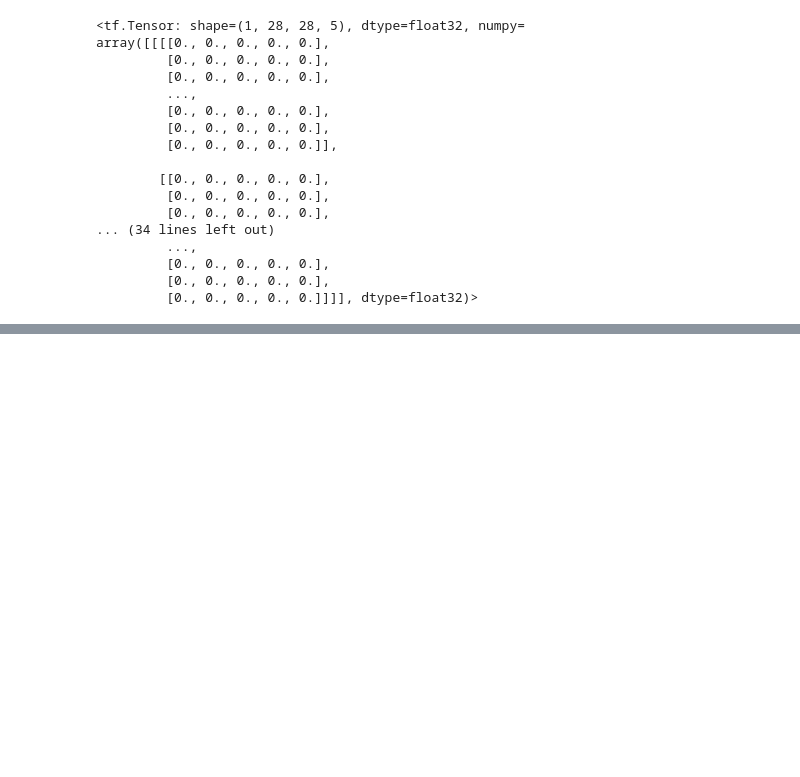
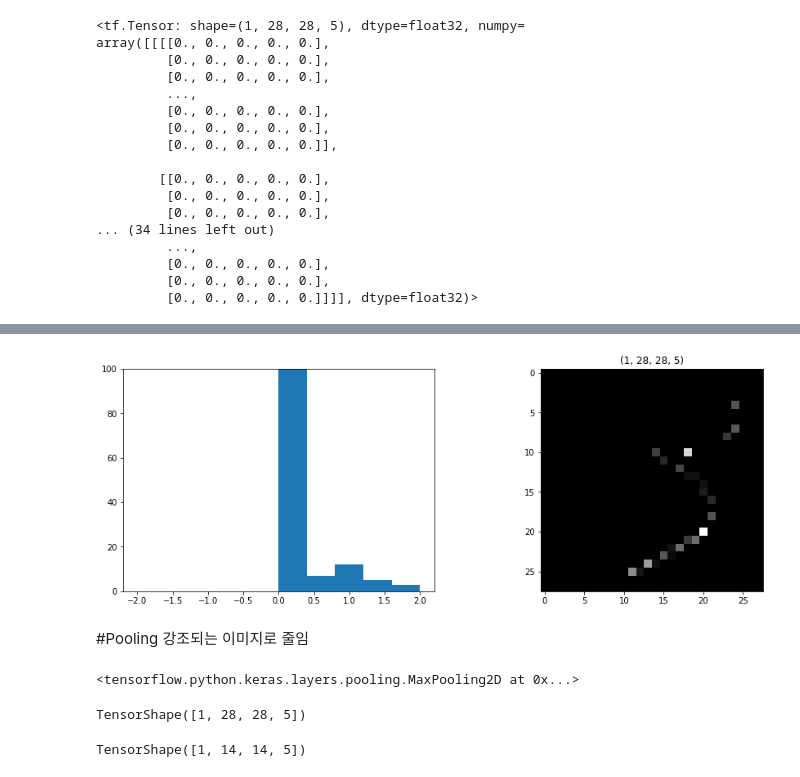
Before and after one commit to silro/bigvlaue, a Jupyter notebook: Mnist_layers1.ipynb, the cells around one changed output, grey strips where cells are left out. Cells and saved outputs as stored; diff of their text form; code cells hidden in the pictures; blank space fills up the shorter version.

```diff
--- a/Mnist_layers1.ipynb
+++ b/Mnist_layers1.ipynb
@@ -98,0 +153,3 @@ plt.show()
+# %%
+act_layer = tf.keras.layers.ReLU()
+act_output = act_layer(output)
@@ -98,0 +164,19 @@ plt.show()
+# %%
+plt.figure(figsize=(15,5))
+plt.subplot(121)
+plt.hist(act_output.numpy().ravel(), range=[-2,2])
+plt.ylim(0,100)
+
+plt.subplot(122)
+plt.title(act_output.shape)
+plt.imshow(act_output[0,:,:,0],'gray')
+plt.show()
+# %% [output]
+[figure, added]
+# %% [markdown]
+#Pooling
+강조되는 이미지로 줄임
+# %%
+tf.keras.layers.MaxPool2D(pool_size=(2,2), strides=(2,2), padding='SAME')
+# %% [output]
+<tensorflow.python.keras.layers.pooling.MaxPooling2D at 0x...>
@@ -98,0 +186,8 @@ plt.show()
+# %%
+act_output.shape
+# %% [output]
+TensorShape([1, 28, 28, 5])
+# %%
+pool_output.shape
+# %% [output]
+TensorShape([1, 14, 14, 5])
```
Also changed, not shown: parts of 32 cells of this notebook.
